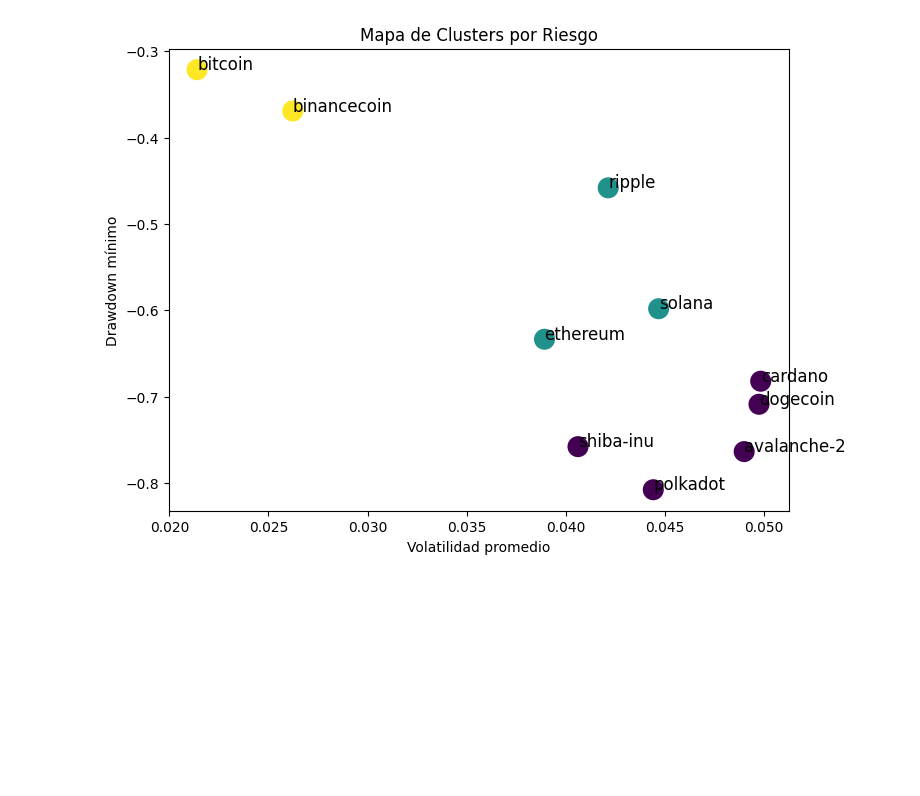
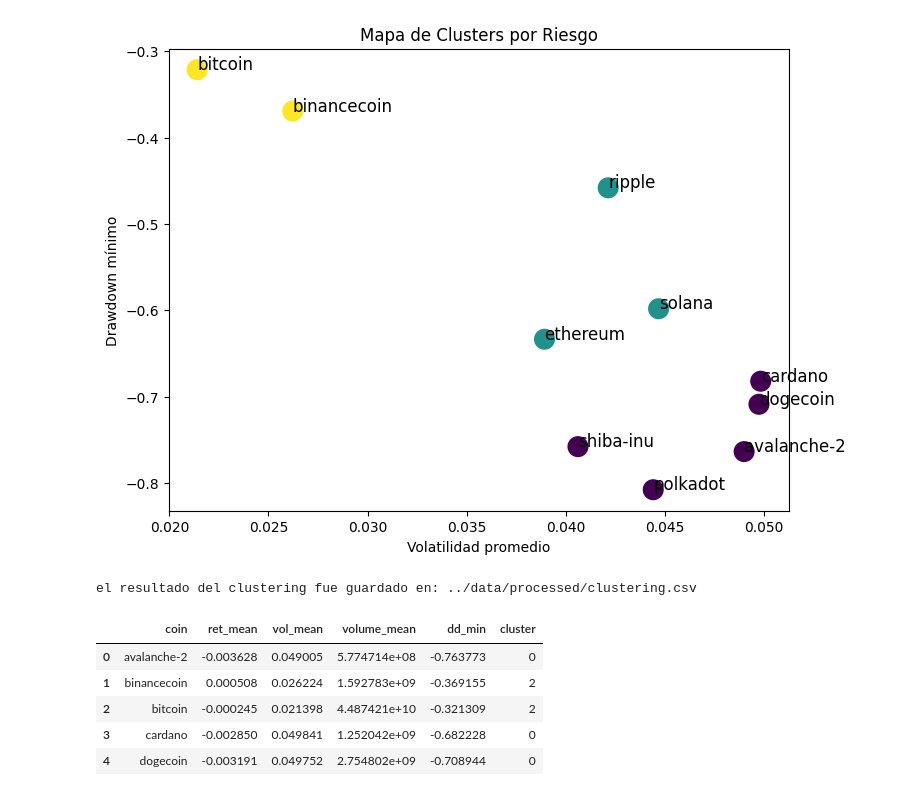
Before and after one commit to JairoVillegas/BEHAVIOR-CRYPTO-PREDICTOR, a Jupyter notebook: notebooks/01_exploracion.ipynb, the cells around one changed output. Cells and saved outputs as stored; diff of their text form; code cells hidden in the pictures; blank space fills up the shorter version.

```diff
--- a/notebooks/01_exploracion.ipynb
+++ b/notebooks/01_exploracion.ipynb
@@ -187,3 +187,19 @@ plt.title("Mapa de Clusters por Riesgo")
 plt.show()
 # %% [output]
 [figure]
+# %%
+#Guardamos el df con los clusters en data
+#guardo el csv final
+output_path = "../data/processed/clustering.csv"
+df_clusters.to_csv(output_path, index=False)
+
+print("el resultado del clustering fue guardado en:", output_path)
+df_clusters.head()
+# %% [output]
+el resultado del clustering fue guardado en: ../data/processed/clustering.csv
+|  | coin | ret_mean | vol_mean | volume_mean | dd_min | cluster |
+| 0 | avalanche-2 | -0.003628 | 0.049005 | 5.774714e+08 | -0.763773 | 0 |
+| 1 | binancecoin | 0.000508 | 0.026224 | 1.592783e+09 | -0.369155 | 2 |
+| 2 | bitcoin | -0.000245 | 0.021398 | 4.487421e+10 | -0.321309 | 2 |
+| 3 | cardano | -0.002850 | 0.049841 | 1.252042e+09 | -0.682228 | 0 |
+| 4 | dogecoin | -0.003191 | 0.049752 | 2.754802e+09 | -0.708944 | 0 |
```
Also changed, not shown: parts of 3 cells of this notebook, 8 other files.
